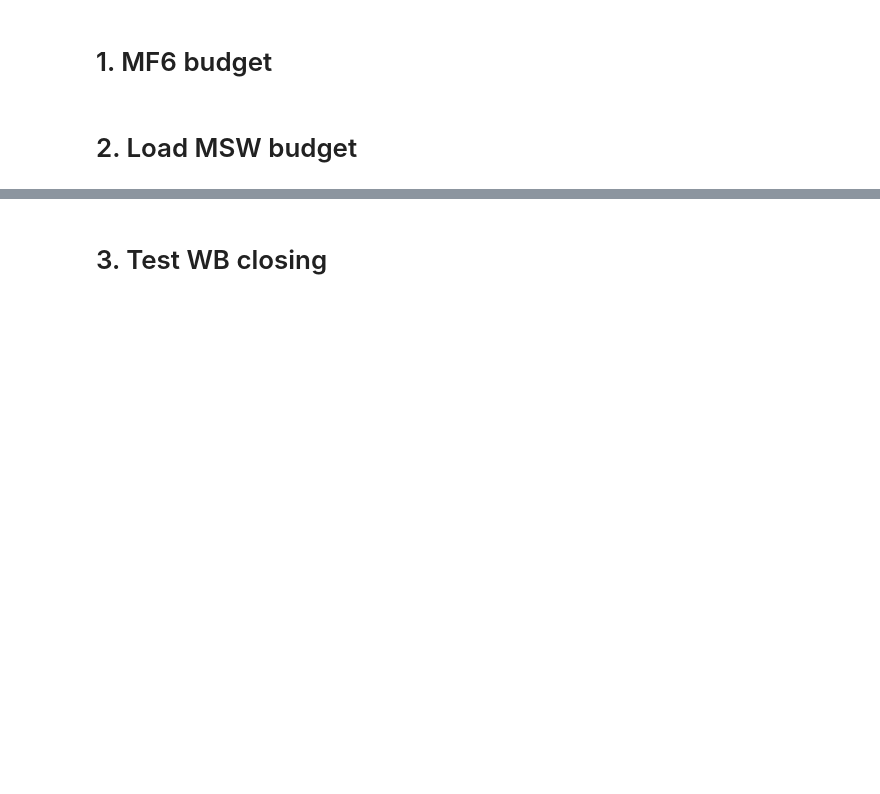
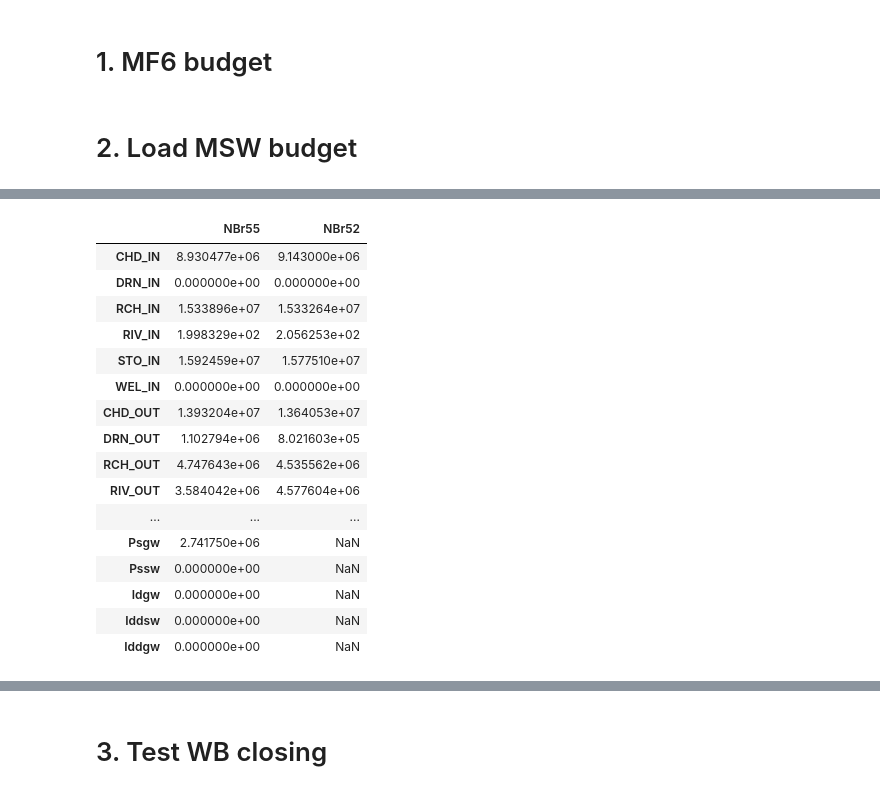
Before and after one commit to Ydrolog/WS_Mdl, a Jupyter notebook: code/Jupyter/PoP/WB/WB_Diff_v2.ipynb, the cells around one changed output, grey strips where cells are left out. Cells and saved outputs as stored; diff of their text form; code cells hidden in the pictures; blank space fills up the shorter version.

```diff
--- a/code/Jupyter/PoP/WB/WB_Diff_v2.ipynb
+++ b/code/Jupyter/PoP/WB/WB_Diff_v2.ipynb
@@ -124,0 +125,2 @@ dec_cols = [i for i in DF_MSW.columns if 'decS' in i]
+# %%
+DF.loc['decSTO', MdlN] = float(DF_MSW.loc[date_selection, dec_cols].sum().sum())
@@ -124,0 +147,22 @@ dec_cols = [i for i in DF_MSW.columns if 'decS' in i]
+# %%
+DF.loc['Id', MdlN] = float(DF_MSW.loc[date_selection, ['Idgw(m3)', 'Iddsw(m3)', 'Idgw(m3)', 'Iddgw(m3)']].sum())
+# %%
+DF
+# %% [output]
+|  | NBr55 | NBr52 |
+| CHD_IN | 8.930477e+06 | 9.143000e+06 |
+| DRN_IN | 0.000000e+00 | 0.000000e+00 |
+| RCH_IN | 1.533896e+07 | 1.533264e+07 |
+| RIV_IN | 1.998329e+02 | 2.056253e+02 |
+| STO_IN | 1.592459e+07 | 1.577510e+07 |
+| WEL_IN | 0.000000e+00 | 0.000000e+00 |
+| CHD_OUT | 1.393204e+07 | 1.364053e+07 |
+| DRN_OUT | 1.102794e+06 | 8.021603e+05 |
+| RCH_OUT | 4.747643e+06 | 4.535562e+06 |
+| RIV_OUT | 3.584042e+06 | 4.577604e+06 |
+| ... | ... | ... |
+| Psgw | 2.741750e+06 | NaN |
+| Pssw | 0.000000e+00 | NaN |
+| Idgw | 0.000000e+00 | NaN |
+| Iddsw | 0.000000e+00 | NaN |
+| Iddgw | 0.000000e+00 | NaN |
```
Also changed, not shown: parts of 16 cells of this notebook, 17 other files.
